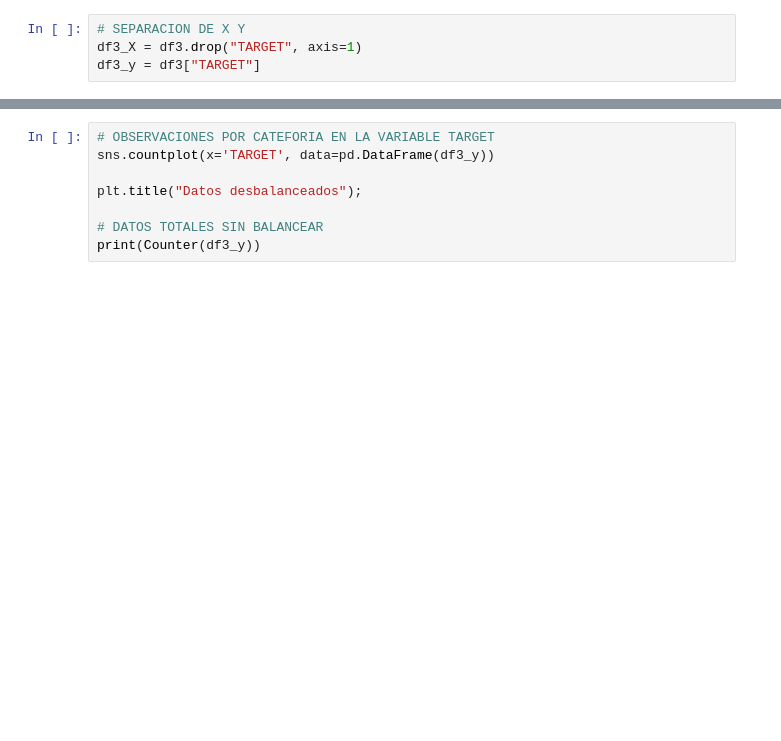
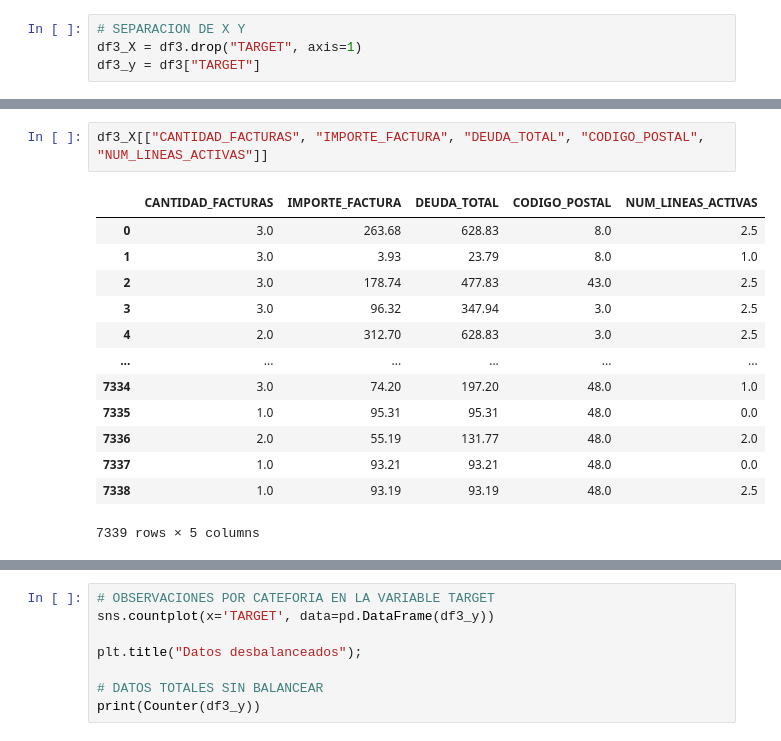
Before and after one commit to socampo737/tdsp_Victor_Santiago_M6, a Jupyter notebook: scripts/training/BaseModel.ipynb, the cells around one changed output, grey strips where cells are left out. Cells and saved outputs as stored; diff of their text form; blank space fills up the shorter version.

```diff
--- a/scripts/training/BaseModel.ipynb
+++ b/scripts/training/BaseModel.ipynb
@@ -636,0 +621,16 @@ df4_X.sample(5)
+# %%
+df3_X[["CANTIDAD_FACTURAS", "IMPORTE_FACTURA", "DEUDA_TOTAL", "CODIGO_POSTAL", "NUM_LINEAS_ACTIVAS"]]
+# %% [output]
+|  | CANTIDAD_FACTURAS | IMPORTE_FACTURA | DEUDA_TOTAL | CODIGO_POSTAL | NUM_LINEAS_ACTIVAS |
+| 0 | 3.0 | 263.68 | 628.83 | 8.0 | 2.5 |
+| 1 | 3.0 | 3.93 | 23.79 | 8.0 | 1.0 |
+| 2 | 3.0 | 178.74 | 477.83 | 43.0 | 2.5 |
+| 3 | 3.0 | 96.32 | 347.94 | 3.0 | 2.5 |
+| 4 | 2.0 | 312.70 | 628.83 | 3.0 | 2.5 |
+| ... | ... | ... | ... | ... | ... |
+| 7334 | 3.0 | 74.20 | 197.20 | 48.0 | 1.0 |
+| 7335 | 1.0 | 95.31 | 95.31 | 48.0 | 0.0 |
+| 7336 | 2.0 | 55.19 | 131.77 | 48.0 | 2.0 |
+| 7337 | 1.0 | 93.21 | 93.21 | 48.0 | 0.0 |
+| 7338 | 1.0 | 93.19 | 93.19 | 48.0 | 2.5 |
+7339 rows × 5 columns
```
Also changed, not shown: parts of 10 cells of this notebook, 5 other files.
